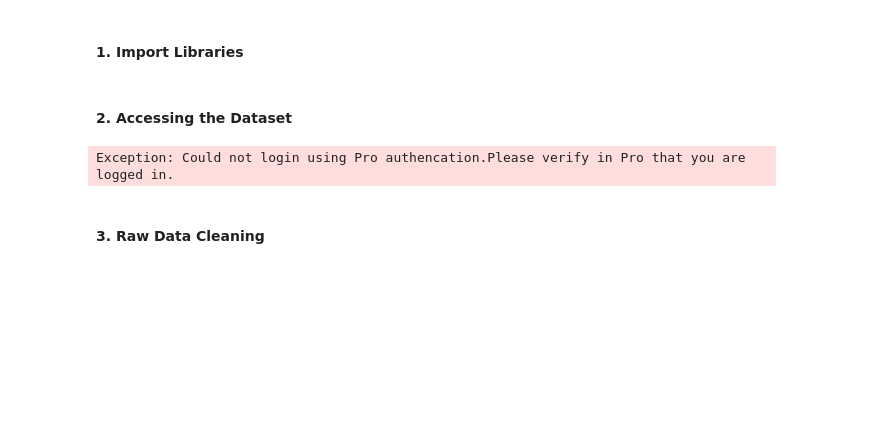
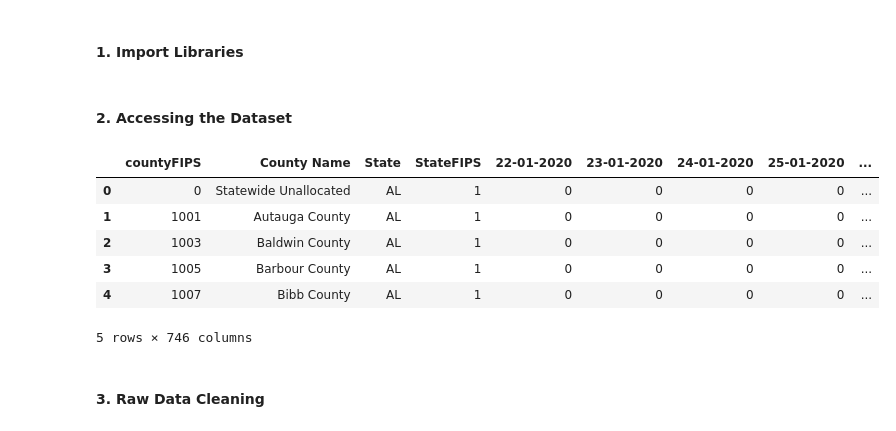
Before and after one commit to Daremitsu1/Covid-case-forecasting, a Jupyter notebook: Covid case forecasting using TimeSeries.ipynb, the cells around one changed output. Drawn from its saved outputs; the diff is of its cells as text; code cells hidden in the pictures; blank space fills up the shorter version.

```diff
--- a/Covid case forecasting using TimeSeries.ipynb
+++ b/Covid case forecasting using TimeSeries.ipynb
@@ -19,8 +19,18 @@ from arcgis.learn import TimeSeriesModel, prepare_tabulardata
 #### 2. Accessing the Dataset
 # %%
 # Access the data table
-data_table = r''
+data_table = r'covid_confirmed_usafacts.csv'
-# %% [output]
-Exception: Could not login using Pro authencation.Please verify in Pro that you are logged in.
+# %%
+# Read the csv file
+confirmed = pd.read_csv(data_table)
+confirmed.head()
+# %% [output]
+|  | countyFIPS | County Name | State | StateFIPS | 22-01-2020 | 23-01-2020 | 24-01-2020 | 25-01-2020 | ... |
+| 0 | 0 | Statewide Unallocated | AL | 1 | 0 | 0 | 0 | 0 | ... |
+| 1 | 1001 | Autauga County | AL | 1 | 0 | 0 | 0 | 0 | ... |
+| 2 | 1003 | Baldwin County | AL | 1 | 0 | 0 | 0 | 0 | ... |
+| 3 | 1005 | Barbour County | AL | 1 | 0 | 0 | 0 | 0 | ... |
+| 4 | 1007 | Bibb County | AL | 1 | 0 | 0 | 0 | 0 | ... |
+5 rows × 746 columns
 # %% [markdown]
 #### 3. Raw Data Cleaning
```
Also changed, not shown: parts of 20 cells of this notebook.
